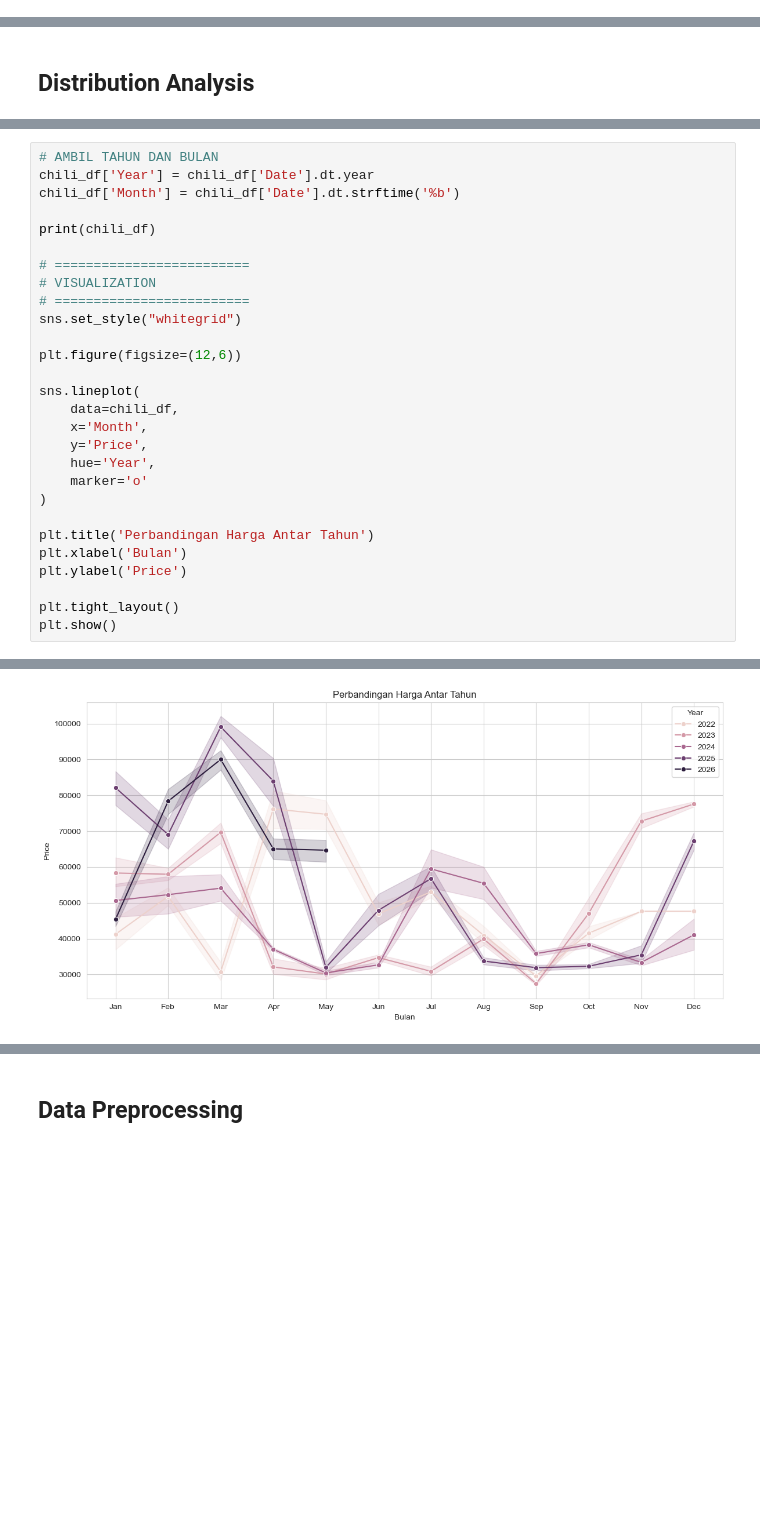
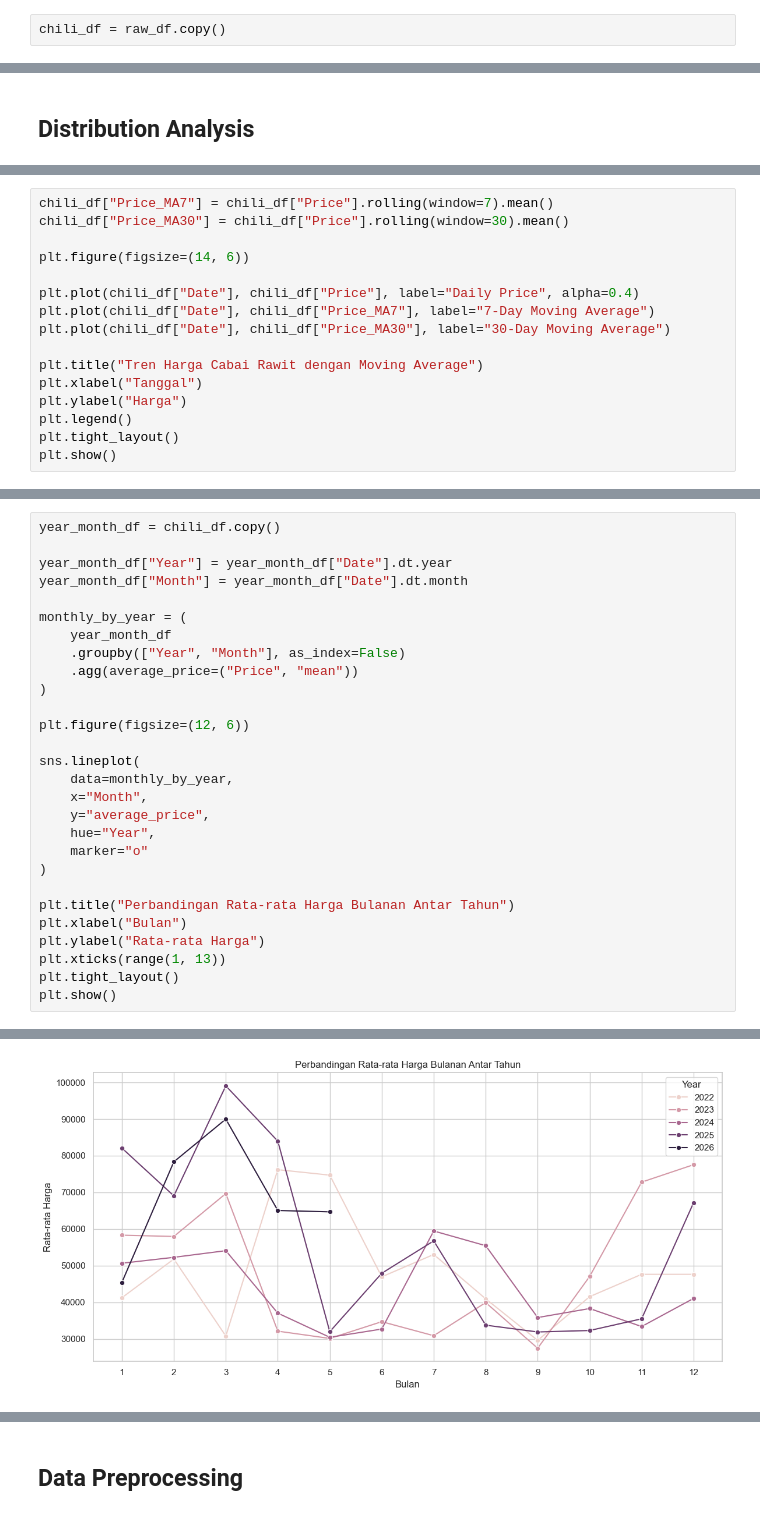
Before and after one commit to Sands225/Chili-Price-Prediction, a Jupyter notebook: chili_prediction.ipynb, the cells around one changed output, grey strips where cells are left out. Drawn from its saved outputs; the diff is of its cells as text; blank space fills up the shorter version.

```diff
--- a/chili_prediction.ipynb
+++ b/chili_prediction.ipynb
@@ -26 +95,3 @@ chili_df = pd.read_csv('dataset/cabai_rawit_combined.csv')
+# %%
+chili_df = raw_df.copy()
 # %% [markdown]
@@ -263,0 +421,16 @@ plt.show()
+# %%
+chili_df["Price_MA7"] = chili_df["Price"].rolling(window=7).mean()
+chili_df["Price_MA30"] = chili_df["Price"].rolling(window=30).mean()
+
+plt.figure(figsize=(14, 6))
+
+plt.plot(chili_df["Date"], chili_df["Price"], label="Daily Price", alpha=0.4)
+plt.plot(chili_df["Date"], chili_df["Price_MA7"], label="7-Day Moving Average")
+plt.plot(chili_df["Date"], chili_df["Price_MA30"], label="30-Day Moving Average")
+
+plt.title("Tren Harga Cabai Rawit dengan Moving Average")
+plt.xlabel("Tanggal")
+plt.ylabel("Harga")
+plt.legend()
+plt.tight_layout()
+plt.show()
@@ -264,29 +523,29 @@ plt.show()
 # %%
-# AMBIL TAHUN DAN BULAN
-chili_df['Year'] = chili_df['Date'].dt.year
-chili_df['Month'] = chili_df['Date'].dt.strftime('%b')
+year_month_df = chili_df.copy()
 
-print(chili_df)
+year_month_df["Year"] = year_month_df["Date"].dt.year
+year_month_df["Month"] = year_month_df["Date"].dt.month
 
-# =========================
-# VISUALIZATION
-# =========================
-sns.set_style("whitegrid")
+monthly_by_year = (
+    year_month_df
+    .groupby(["Year", "Month"], as_index=False)
+    .agg(average_price=("Price", "mean"))
+)
 
-plt.figure(figsize=(12,6))
+plt.figure(figsize=(12, 6))
 
 sns.lineplot(
-    data=chili_df,
-    x='Month',
-    y='Price',
-    hue='Year',
-    marker='o'
+    data=monthly_by_year,
+    x="Month",
+    y="average_price",
+    hue="Year",
+    marker="o"
 )
 
-plt.title('Perbandingan Harga Antar Tahun')
-plt.xlabel('Bulan')
-plt.ylabel('Price')
-
+plt.title("Perbandingan Rata-rata Harga Bulanan Antar Tahun")
+plt.xlabel("Bulan")
+plt.ylabel("Rata-rata Harga")
+plt.xticks(range(1, 13))
 plt.tight_layout()
 plt.show()
 # %% [output]
@@ -307 +552 @@ plt.show()
-[figure, old version]
+[figure, new version]
```
Also changed, not shown: parts of 72 cells of this notebook.
